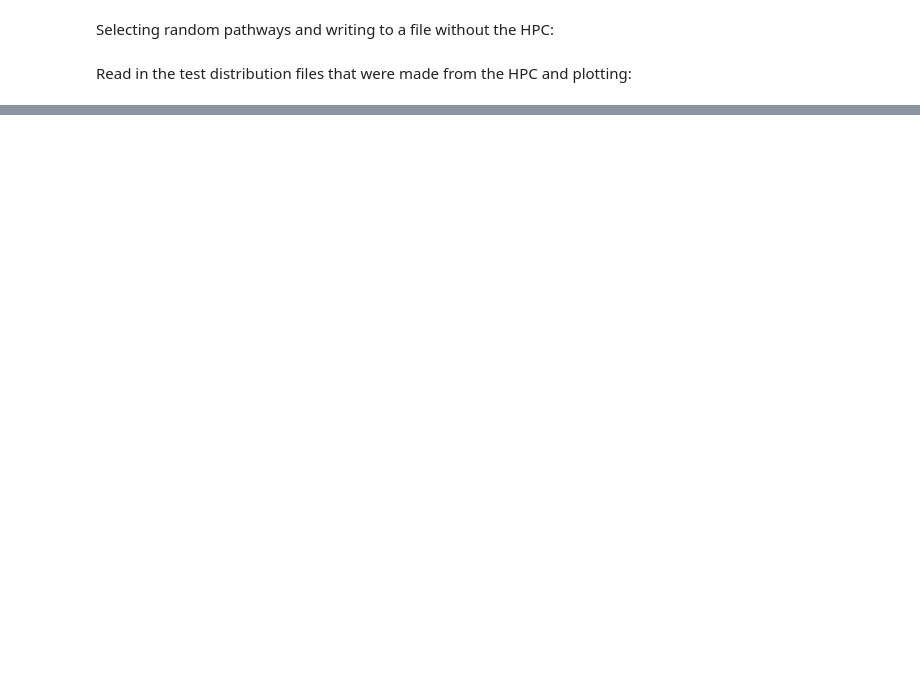
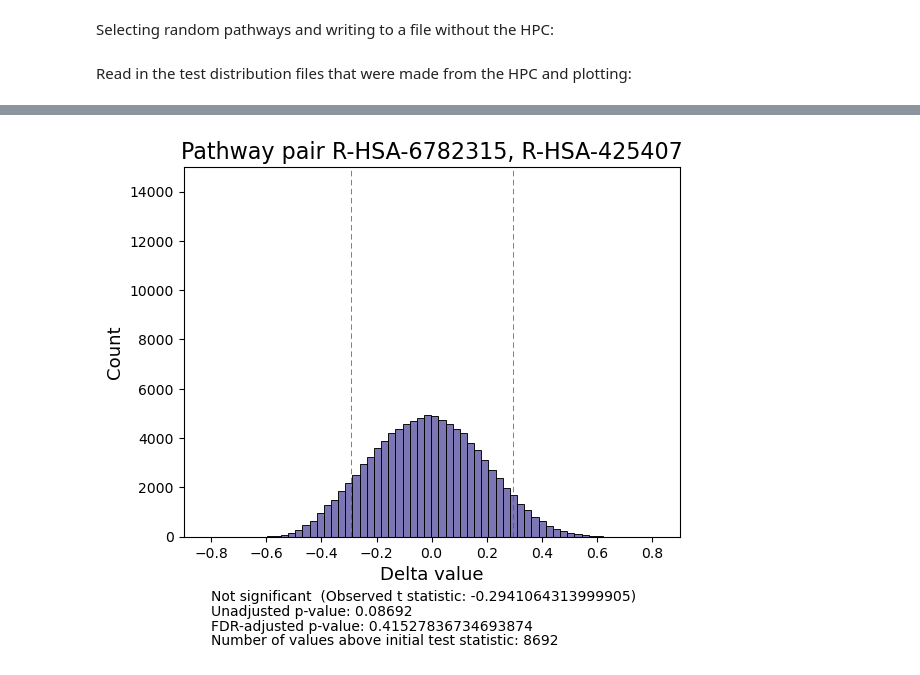
Before and after one commit to j-keung/multiomics-pathway-analysis, a Jupyter notebook: main_scripts/permutation_distribution.ipynb, the cells around one changed output, grey strips where cells are left out. Drawn from its saved outputs; the diff is of its cells as text; code cells hidden in the pictures; blank space fills up the shorter version.

```diff
--- a/main_scripts/permutation_distribution.ipynb
+++ b/main_scripts/permutation_distribution.ipynb
@@ -169,13 +169,13 @@ import matplotlib.pyplot as plt
 # %%
 #Read ten files that have the number of edges that are of a higher value that the initial test statistic
 
-#path = os.getcwd()[:-13] + '\\Data\\permutation_test_files_metabolomics\\Values'   #[:-13] because we want to move back a directory
+path = os.getcwd()[:-13] + '\\Data\\permutation_test_files_metabolomics\\Values'   #[:-13] because we want to move back a directory
 #path = os.getcwd()[:-13] + '\\Data\\permutation_test_files_proteomics\\Values'
 #path = os.getcwd()[:-13] + '\\Data\\permutation_test_files_integrated\\Values'
 
 #path = os.getcwd()[:-13] + '\\Data\\permutation_test_files_metabolomics_withoutPA\\Values'
 #path = os.getcwd()[:-13] + '\\Data\\permutation_test_files_proteomics_withoutPA\\Values'
-path = os.getcwd()[:-13] + '\\Data\\permutation_test_files_integrated_withoutPA\\Values'
+#path = os.getcwd()[:-13] + '\\Data\\permutation_test_files_integrated_withoutPA\\Values'
 
 val_array = []
 
@@ -226,7 +227,7 @@ Text(0, 0.5, 'Count')
 [figure]
 # %%
 sig_edge_boolean,adjusted_pval = statsmodels.stats.multitest.fdrcorrection(pval_array, alpha=0.00001, method='poscorr', is_sorted=False)
-sig_edge_boolean,adjusted_pval = statsmodels.stats.multitest.fdrcorrection(pval_array, alpha=0.005, method='poscorr', is_sorted=False)
+#sig_edge_boolean,adjusted_pval = statsmodels.stats.multitest.fdrcorrection(pval_array, alpha=0.005, method='poscorr', is_sorted=False)
 #sig_edge_boolean,adjusted_pval = statsmodels.stats.multitest.fdrcorrection(pval_array, alpha=0, method='poscorr', is_sorted=False)
 sig_edge_boolean
 # %% [output]
@@ -418,11 +443,11 @@ import seaborn as sns
 import matplotlib.pyplot as plt
 # %%
 #Download the initial test statistics
-#df = pd.read_csv('Data/permutation_test_files_metabolomics/initial_tstats.csv', index_col=0)
-#df = pd.read_csv('Data/permutation_test_files_proteomics/initial_tstats.csv', index_col=0)
-df = pd.read_csv('Data/permutation_test_files_integrated/initial_tstats.csv', index_col=0)
+df = pd.read_csv('../Data/permutation_test_files_metabolomics/initial_tstats.csv', index_col=0)
+#df = pd.read_csv('../Data/permutation_test_files_proteomics/initial_tstats.csv', index_col=0)
+#df = pd.read_csv('../Data/permutation_test_files_integrated/initial_tstats.csv', index_col=0)
 
 
-#path = os.getcwd() + '\\Data\\permutation_test_files_metabolomics'
-#path = os.getcwd() + '\\Data\\permutation_test_files_proteomics'
-path = os.getcwd() + '\\Data\\permutation_test_files_integrated'
+path = os.getcwd()[:-13] + '\\Data\\permutation_test_files_metabolomics'
+#path = os.getcwd()[:-13] + '\\Data\\permutation_test_files_proteomics'
+#path = os.getcwd()[:-13] + '\\Data\\permutation_test_files_integrated'
@@ -526,0 +480,68 @@ plt.ylim(0,15000)
+# %%
+val_array = []
+
+
+#Open the test distribution files one by one:
+test_num = 4631
+with open('../Data/permutation_test_files_metabolomics/Test_distribution/test_distribution'+str(test_num)+'.txt') as file:
+#with open('../Data/permutation_test_files_proteomics/Test_distribution/test_distribution'+str(test_num)+'.txt') as file:
+#with open('../Data/permutation_test_files_integrated/Test_distribution/test_distribution'+str(test_num)+'.txt') as file:
+    comparison = df.Initial_tstat[test_num]
+    print(comparison)
+
+    edge_name = df.index[test_num]
+
+    lines = file.readlines()
+    vals = lines[0].split(',')
+    vals =  [float(x) for x in vals]
+    print(len(vals))
+    print(vals[:100])
+
+
+#For metabolomics:
+#sns.histplot(vals, bins = 50,color='#59C3C3',edgecolor="k")
+
+#For proteomics:
+#sns.histplot(vals, bins = 50,color='#4062BB',edgecolor="k")
+
+#For integrated data:
+sns.histplot(vals, bins = 50,color='#52489C',edgecolor="k")
+
+
+plt.title('Pathway pair '+ edge_name,fontsize=16)
+plt.xlabel('Delta value',fontsize=13)
+plt.ylabel('Count',fontsize=13)
+
+
+#Plot observed t statistic lines
+plt.axvline(x=comparison, color='r', linewidth=0.5, linestyle='--', dashes=(8, 5))
+plt.axvline(x=-comparison, color='r', linewidth=0.5, linestyle='--', dashes=(8, 5))
+
+#Count number of values (made absolute) that are over the initial test statistic (made absolute) for two sided permutation test
+counter = 0
+for index in range(len(vals)):  #len(final_list) = number of permutations
+    if comparison >= 0:
+        if vals[index] >= comparison:
+            counter += 1
+    if comparison < 0:
+        if vals[index] < comparison:
+            counter += 1
+print(counter)
+
+
+#MUST RUN THE ABOVE CODE TO LOAD IN THE NUMBER OF VALUES THAT ARE ABOVE THE INITIAL TEST STATISTIC SO I KNOW WHETHER THE PATHWAY PAIR IS SIGNIFICANT AFTER FDR CORRECTION
+if sig_edge_boolean[test_num] == True:
+    plt.text(-0.8, -2600, "Adjusted p-value significant",fontsize=10)
+else:
+    plt.text(-0.8, -2600, "Not significant"+ "  (Observed t statistic: "+str(comparison)+")", fontsize=10)
+plt.text(-0.8, -3200, "Unadjusted p-value: " + str(pval_array[test_num]),fontsize=10)
+plt.text(-0.8, -3800, "FDR-adjusted p-value: " + str(adjusted_pval[test_num]),fontsize=10)
+plt.text(-0.8, -4400, "Number of values above initial test statistic: " + str(counter),fontsize=10)
+
+
+
+plt.xlim(-0.9,0.9)   #-log_10(0.005) = 2.301...
+plt.ylim(0,15000)
+
+#plt.savefig( 'Figures/Pathway ' + edge_name + '.png' , dpi=200,bbox_inches = 'tight' , pad_inches = 0.2 , facecolor='w')
+# %% [output]
@@ -526,0 +553 @@ plt.ylim(0,15000)
+[figure, added]
```
Also changed, not shown: parts of 14 cells of this notebook, 2 other files.
